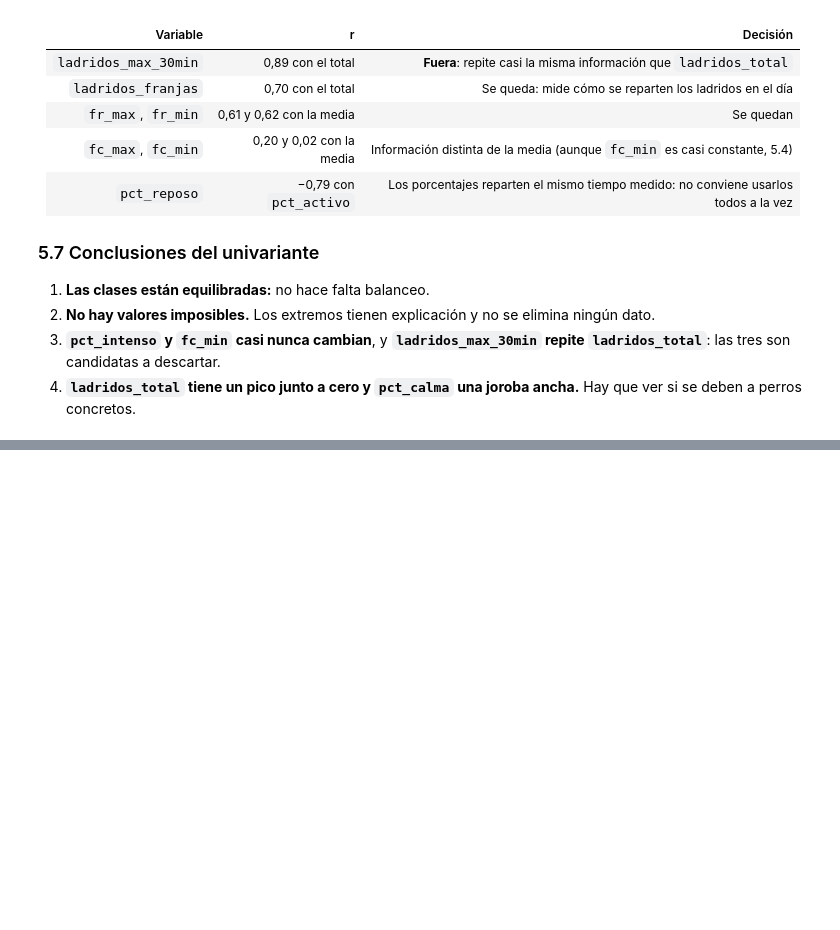
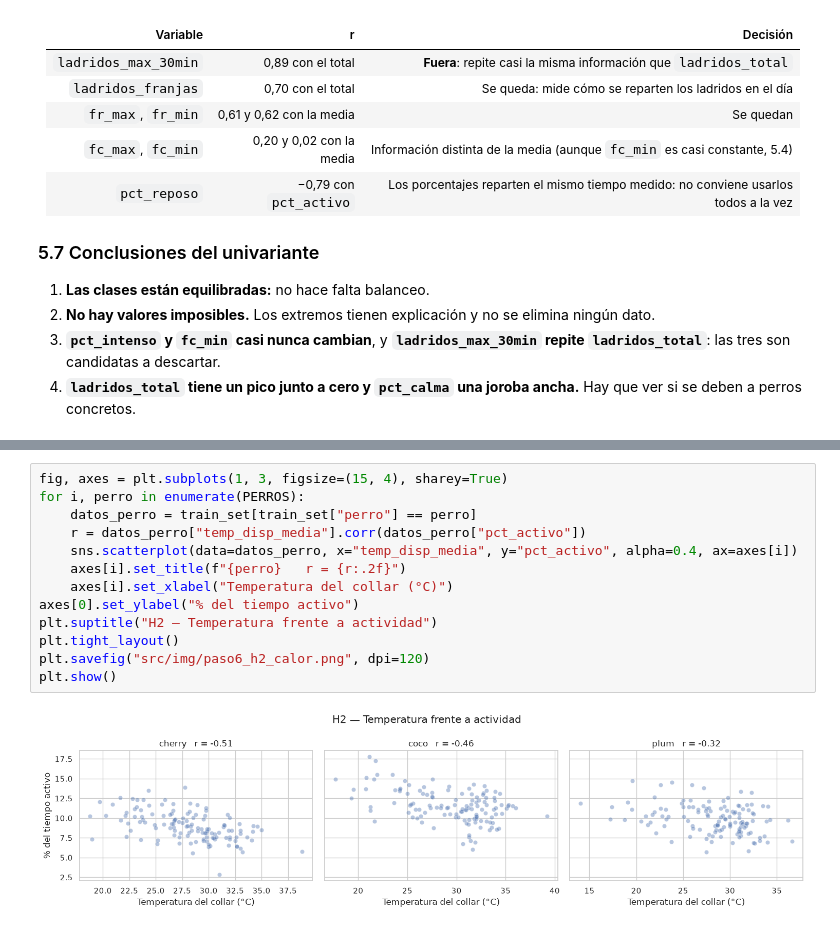
Before and after one commit to claudiavera156/ML_Huella_Conductual, a Jupyter notebook: main.ipynb, the cells around one changed output, grey strips where cells are left out. Drawn from its saved outputs; the diff is of its cells as text; blank space fills up the shorter version.

```diff
--- a/main.ipynb
+++ b/main.ipynb
@@ -511,0 +640,15 @@ pct_reposo vs pct_activo: r = -0.79
+# %%
+fig, axes = plt.subplots(1, 3, figsize=(15, 4), sharey=True)
+for i, perro in enumerate(PERROS):
+    datos_perro = train_set[train_set["perro"] == perro]
+    r = datos_perro["temp_disp_media"].corr(datos_perro["pct_activo"])
+    sns.scatterplot(data=datos_perro, x="temp_disp_media", y="pct_activo", alpha=0.4, ax=axes[i])
+    axes[i].set_title(f"{perro}   r = {r:.2f}")
+    axes[i].set_xlabel("Temperatura del collar (°C)")
+axes[0].set_ylabel("% del tiempo activo")
+plt.suptitle("H2 — Temperatura frente a actividad")
+plt.tight_layout()
+plt.savefig("src/img/paso6_h2_calor.png", dpi=120)
+plt.show()
+# %% [output]
+[figure, added]
```
Also changed, not shown: parts of 28 cells of this notebook, 4 other files.
